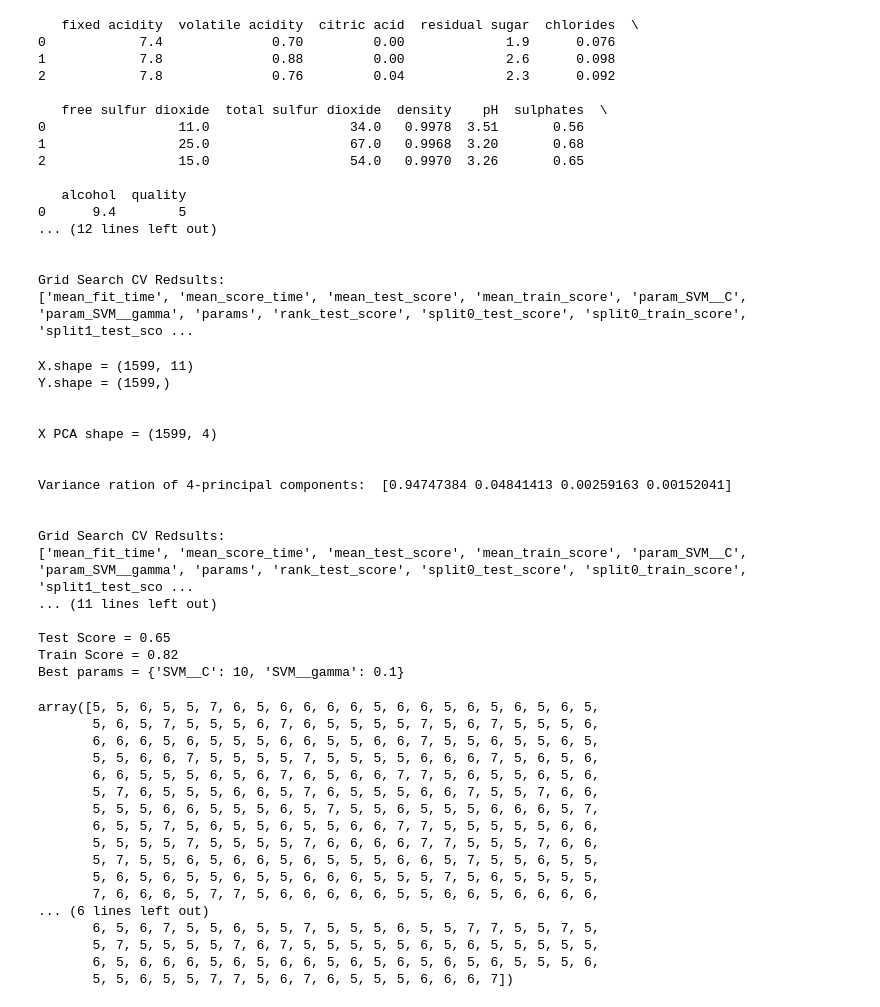
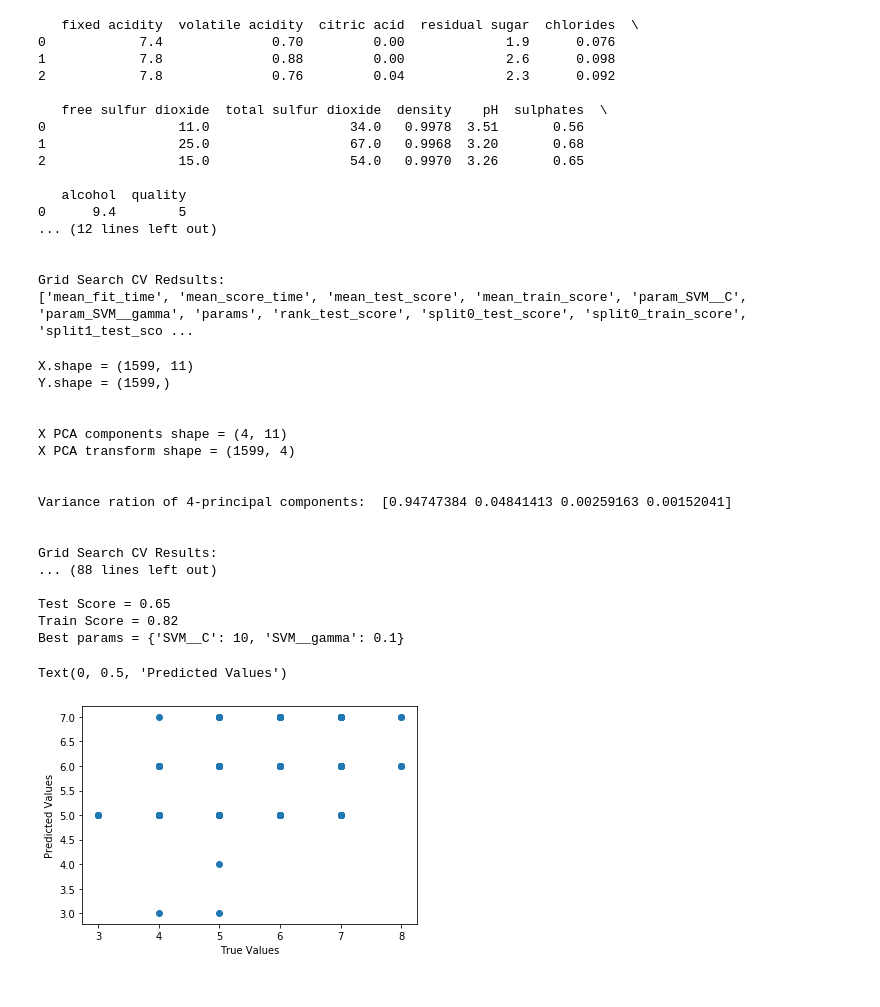
Before and after one commit to jandog8990/Computer-Vision-CNN, a Jupyter notebook: jupyter/WineQualityPipeline.ipynb, the cells around one changed output. Cells and saved outputs as stored; diff of their text form; code cells hidden in the pictures.

```diff
--- a/jupyter/WineQualityPipeline.ipynb
+++ b/jupyter/WineQualityPipeline.ipynb
@@ -70,6 +71,7 @@ Grid Search CV Redsults:
 ['mean_fit_time', 'mean_score_time', 'mean_test_score', 'mean_train_score', 'param_SVM__C', 'param_SVM__gamma', 'params', 'rank_test_score', 'split0_test_score', 'split0_train_score', 'split1_test_sco ...
 # %%
 from sklearn.decomposition import PCA
+from matplotlib import pyplot as plt
 import numpy as np
 
 # Shapes of the data and labels for X and Y resp.
@@ -81,8 +83,9 @@ print("\n")
 # this is run as a test case before the pipeline
 pca = PCA(n_components=4)
 pca.fit(X)
+print("X PCA components shape = %s" % str(pca.components_.shape))
 x_pca = pca.transform(X)
-print("X PCA shape = " + str(x_pca.shape))
+print("X PCA transform shape = " + str(x_pca.shape))
 print("\n")
 
 # Find the variance of 4 components to see the contribution
@@ -95,56 +98,52 @@ print("\n")
 # where a model is based on the params/hyperparams
 print("Grid Search CV Results:")
 print(sorted(grid.cv_results_.keys()))
+print("\n")
+
+# convert CV results to DataFrame
+df_results = pd.DataFrame(grid.cv_results_)
+print("Data Frame Results:")
+print(df_results)
 print("\n")
 
 train0key = 'split0_train_score'
 test0key = 'split0_test_score'
 
 print("CV Results Split 0 Train:")
 print(grid.cv_results_[train0key])
 print("\n")
 
 print("CV Results Split 0 Test:")
 print(grid.cv_results_[test0key])
 print("\n")
 
 # print(grid.cv_results_)
 print("Test Score = %3.2f" % (grid.score(X_test, y_test)))
 print("Train Score = %3.2f" % (grid.score(X_train, y_train)))
 print("Best params = " + str(grid.best_params_))
-grid.predict(X_test)
+
+# Predict output values for input X_test using model from training
+y_predict = grid.predict(X_test)
+plt.scatter(y_test, y_predict)
+plt.xlabel("True Values")
+plt.ylabel("Predicted Values")
 # %% [output]
 X.shape = (1599, 11)
 Y.shape = (1599,)
 
 
-X PCA shape = (1599, 4)
+X PCA components shape = (4, 11)
+X PCA transform shape = (1599, 4)
 
 
 Variance ration of 4-principal components:  [0.94747384 0.04841413 0.00259163 0.00152041]
 
 
-Grid Search CV Redsults:
-['mean_fit_time', 'mean_score_time', 'mean_test_score', 'mean_train_score', 'param_SVM__C', 'param_SVM__gamma', 'params', 'rank_test_score', 'split0_test_score', 'split0_train_score', 'split1_test_sco ...
-... (11 lines left out)
+Grid Search CV Results:
+... (88 lines left out)
 
 Test Score = 0.65
 Train Score = 0.82
 Best params = {'SVM__C': 10, 'SVM__gamma': 0.1}
-array([5, 5, 6, 5, 5, 7, 6, 5, 6, 6, 6, 6, 5, 6, 6, 5, 6, 5, 6, 5, 6, 5,
-       5, 6, 5, 7, 5, 5, 5, 6, 7, 6, 5, 5, 5, 5, 7, 5, 6, 7, 5, 5, 5, 6,
-       6, 6, 6, 5, 6, 5, 5, 5, 6, 6, 5, 5, 6, 6, 7, 5, 5, 6, 5, 5, 6, 5,
-       5, 5, 6, 6, 7, 5, 5, 5, 5, 7, 5, 5, 5, 5, 6, 6, 6, 7, 5, 6, 5, 6,
-       6, 6, 5, 5, 5, 6, 5, 6, 7, 6, 5, 6, 6, 7, 7, 5, 6, 5, 5, 6, 5, 6,
-       5, 7, 6, 5, 5, 5, 6, 6, 5, 7, 6, 5, 5, 5, 6, 6, 7, 5, 5, 7, 6, 6,
-       5, 5, 5, 6, 6, 5, 5, 5, 6, 5, 7, 5, 5, 6, 5, 5, 5, 6, 6, 6, 5, 7,
-       6, 5, 5, 7, 5, 6, 5, 5, 6, 5, 5, 6, 6, 7, 7, 5, 5, 5, 5, 5, 6, 6,
-       5, 5, 5, 5, 7, 5, 5, 5, 5, 7, 6, 6, 6, 6, 7, 7, 5, 5, 5, 7, 6, 6,
-       5, 7, 5, 5, 6, 5, 6, 6, 5, 6, 5, 5, 5, 6, 6, 5, 7, 5, 5, 6, 5, 5,
-       5, 6, 5, 6, 5, 5, 6, 5, 5, 6, 6, 6, 5, 5, 5, 7, 5, 6, 5, 5, 5, 5,
-       7, 6, 6, 6, 5, 7, 7, 5, 6, 6, 6, 6, 6, 5, 5, 6, 6, 5, 6, 6, 6, 6,
-... (6 lines left out)
-       6, 5, 6, 7, 5, 5, 6, 5, 5, 7, 5, 5, 5, 6, 5, 5, 7, 7, 5, 5, 7, 5,
-       5, 7, 5, 5, 5, 5, 7, 6, 7, 5, 5, 5, 5, 5, 6, 5, 6, 5, 5, 5, 5, 5,
-       6, 5, 6, 6, 6, 5, 6, 5, 6, 6, 5, 6, 5, 6, 5, 6, 5, 6, 5, 5, 5, 6,
-       5, 5, 6, 5, 5, 7, 7, 5, 6, 7, 6, 5, 5, 5, 6, 6, 6, 7])
+Text(0, 0.5, 'Predicted Values')
+[figure, added]
```
Also changed, not shown: parts of 1 cell of this notebook, 6 other files.
